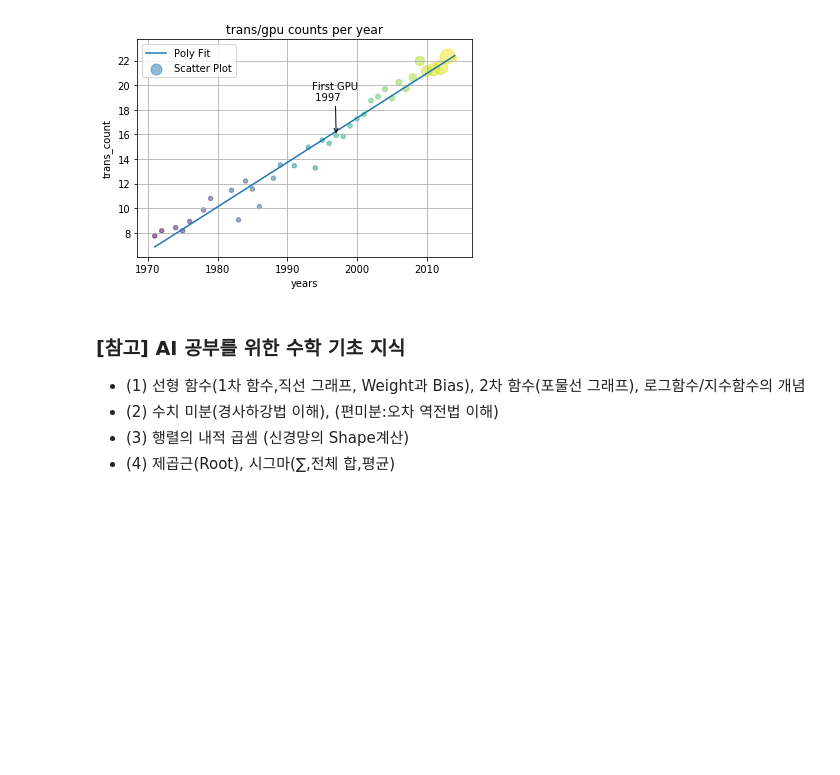
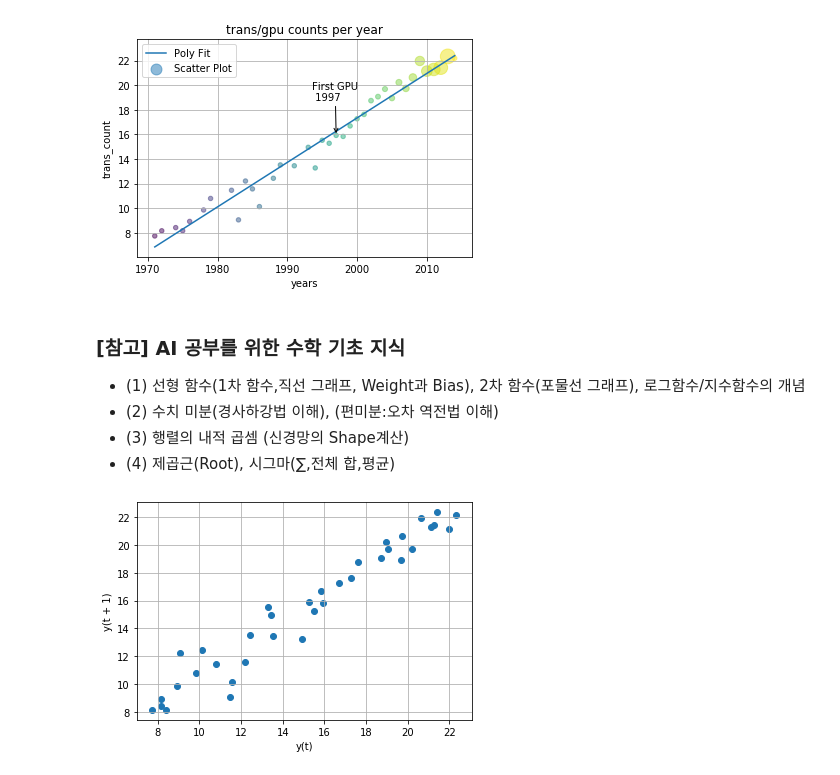
Before and after one commit to landturtler/2020_AI_education_example, a Jupyter notebook: 파이썬데이터분석/matplotlib_basic.ipynb, the cells around one changed output. Drawn from its saved outputs; the diff is of its cells as text; code cells hidden in the pictures; blank space fills up the shorter version.

```diff
--- a/파이썬데이터분석/matplotlib_basic.ipynb
+++ b/파이썬데이터분석/matplotlib_basic.ipynb
@@ -205,4 +205,14 @@ plt.show()
 * (4) 제곱근(Root), 시그마(∑,전체 합,평균)
 # %%
 # 지연 플롯 : time series data(시계열 데이터 분석)
-from padas.plotting import lag_plot
+from pandas.plotting import lag_plot
+
+# 지연값 : 1년
+# x축 : 기준년도의 trans_count의 로그값
+# y축 : 기준년도 + 1 의 trans_count의 로그값
+
+lag_plot(np.log(df['trans_count']))
+plt.grid()
+plt.show()
+# %% [output]
+[figure, added]
```
Also changed, not shown: parts of 6 cells of this notebook.
